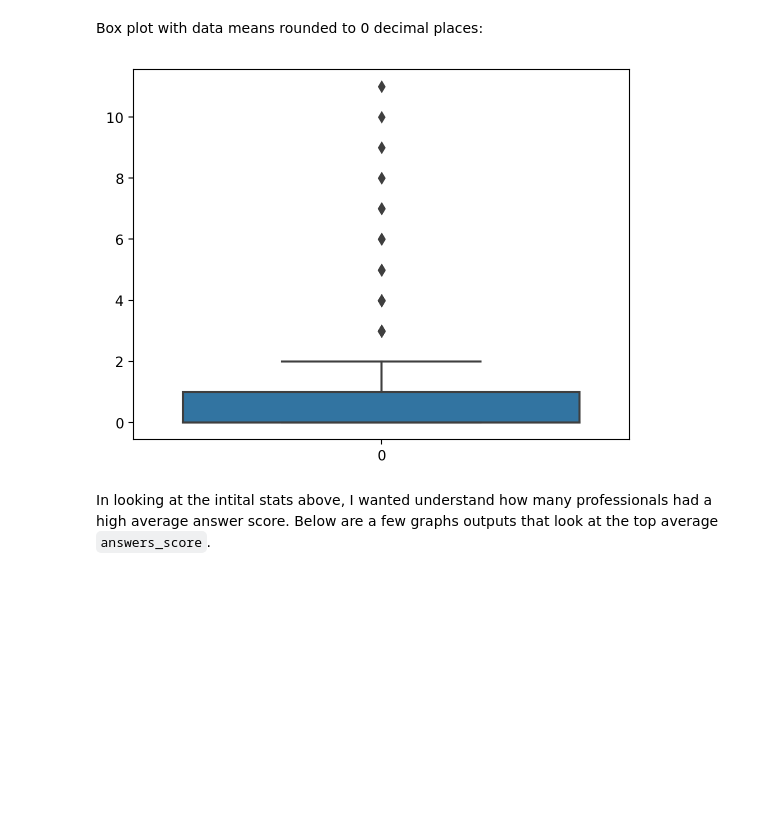
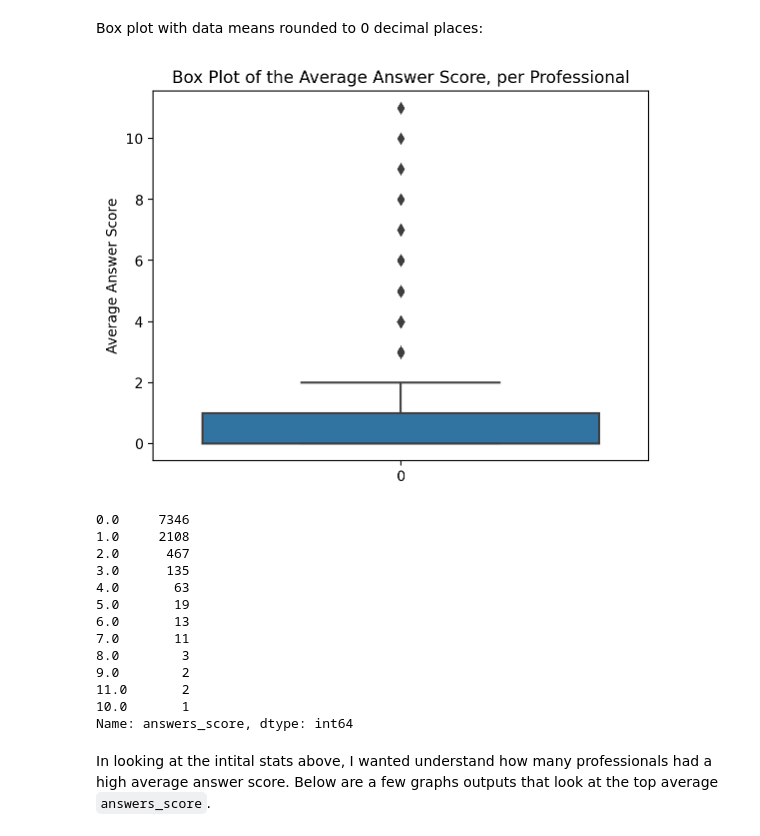
Before and after one commit to reneemarama/career_village, a Jupyter notebook: 3b_General_EDA.ipynb, the cells around one changed output. Cells and saved outputs as stored; diff of their text form; code cells hidden in the pictures; blank space fills up the shorter version.

```diff
--- a/3b_General_EDA.ipynb
+++ b/3b_General_EDA.ipynb
@@ -229,10 +229,28 @@ sns.boxplot(data.groupby('answers_author_id').mean().round(2)['answers_score']);
 [figure]
 # %% [markdown]
 Box plot with data means rounded to 0 decimal places:
+# %%
+sns.boxplot(data.groupby('answers_author_id').mean().round(0)['answers_score']);
+plt.ylabel('Average Answer Score');
+plt.title('Box Plot of the Average Answer Score, per Professional');
+# %% [output]
+[figure, added]
 # %%
-sns.boxplot(data.groupby('answers_author_id').mean().round(0)['answers_score']);
+data.groupby('answers_author_id').mean().round(0)['answers_score'].value_counts()
 # %% [output]
-[figure, removed]
+0.0     7346
+1.0     2108
+2.0      467
+3.0      135
+4.0       63
+5.0       19
+6.0       13
+7.0       11
+8.0        3
+9.0        2
+11.0       2
+10.0       1
+Name: answers_score, dtype: int64
 # %% [markdown]
 In looking at the intital stats above, I wanted understand how many professionals had a high average answer score. Below are a few graphs outputs that look at the top average `answers_score`.
 # %% [markdown]
```
Also changed, not shown: parts of 8 cells of this notebook, 8 other files.
